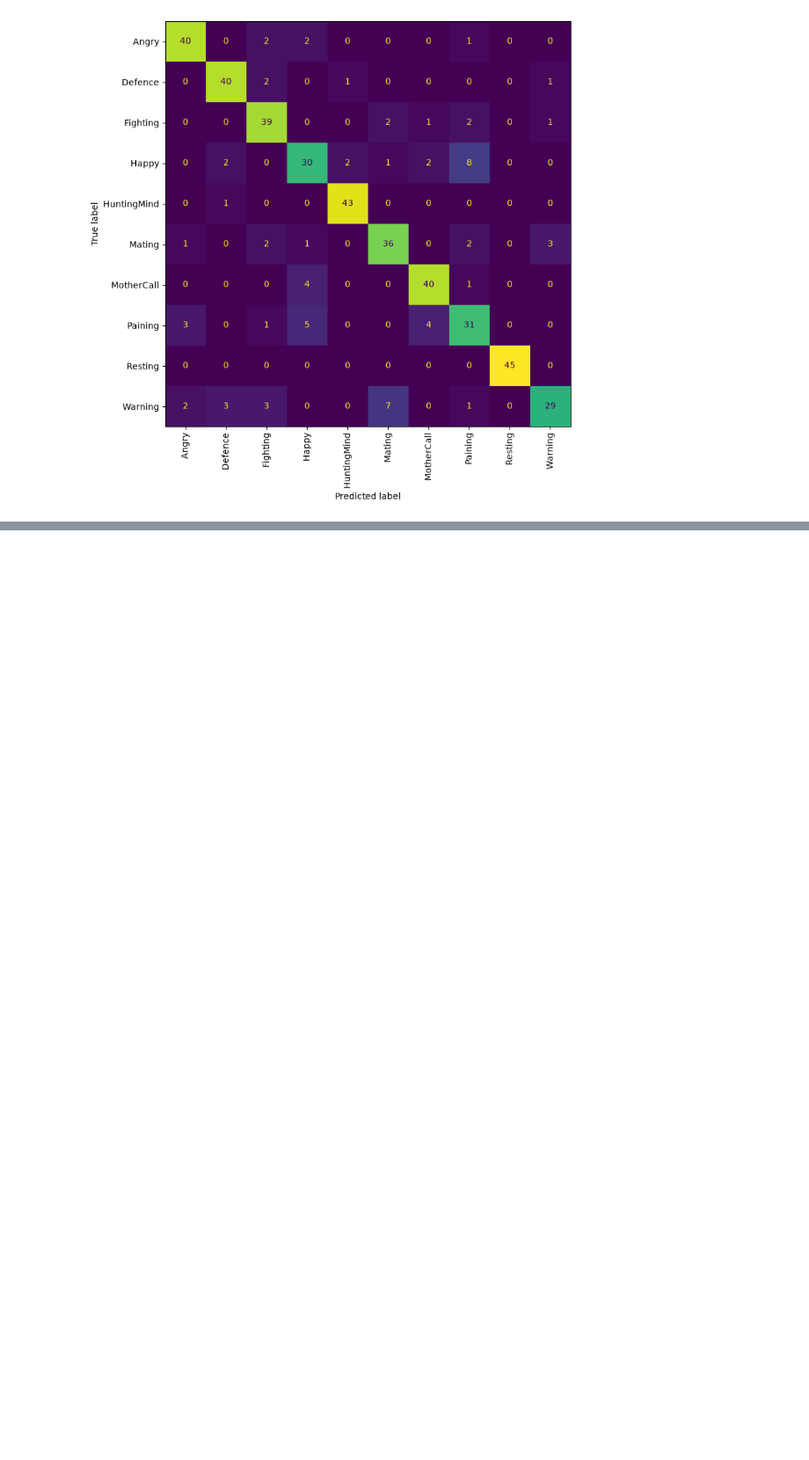
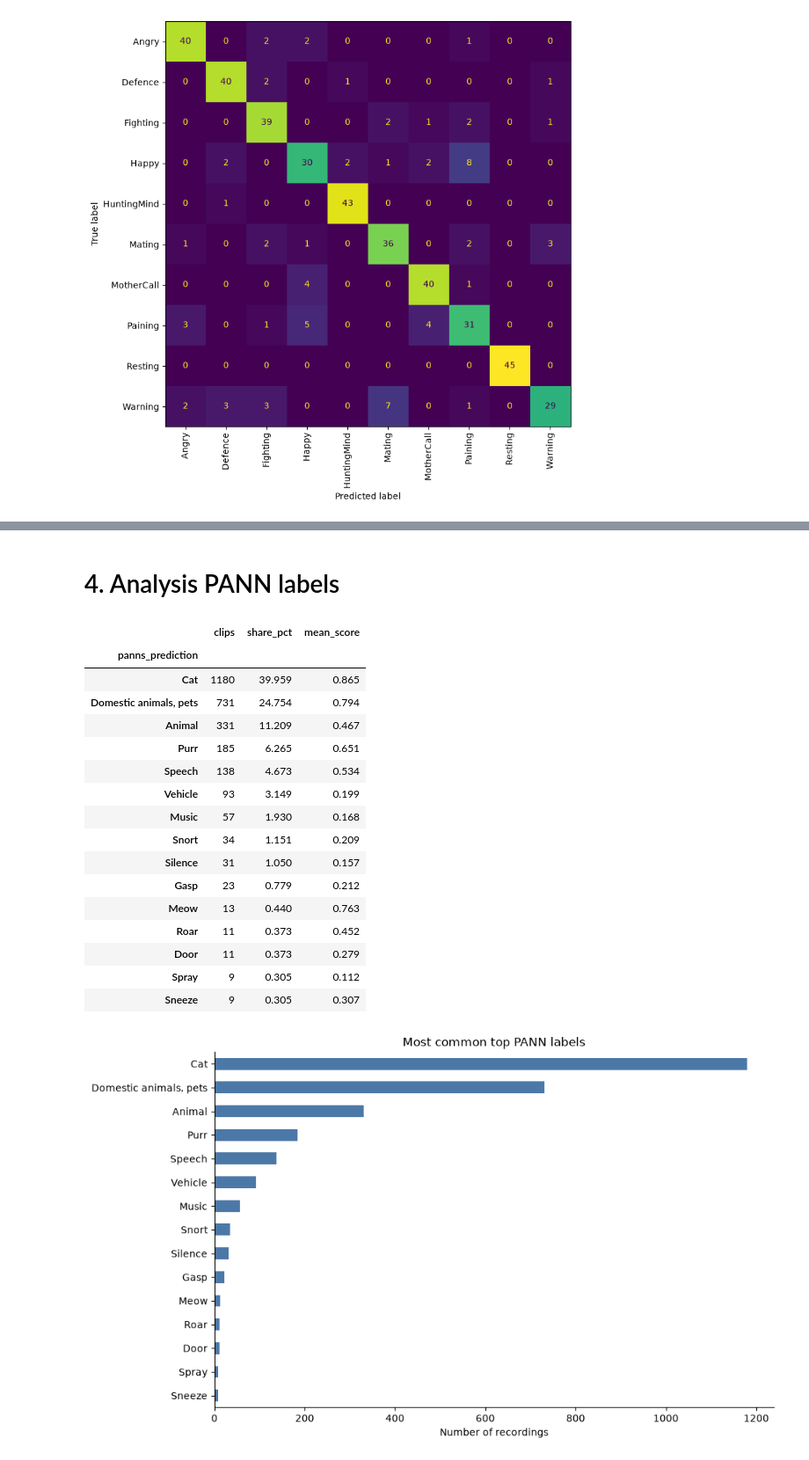
Before and after one commit to CevenJKnowles/Kitty3000-ML, a Jupyter notebook: notebooks/bas-PANN-model-1.ipynb, the cells around one changed output, grey strips where cells are left out. Shown at 88% size. Saved outputs shown, nothing was run; the diff lists cells and outputs as text; code cells hidden in the pictures; blank space fills up the shorter version.

Commit message:
PANN label analysis

```diff
--- a/notebooks/bas-PANN-model-1.ipynb
+++ b/notebooks/bas-PANN-model-1.ipynb
@@ -358,0 +345,47 @@ Predicted label: Angry
+# %% [markdown]
+# 4. Analysis PANN labels
+# %%
+import numpy as np
+import pandas as pd
+import matplotlib.pyplot as plt
+from IPython.display import display
+
+panns_label_summary = (
+    panns_eda.groupby("panns_prediction")
+    .agg(clips=("path", "size"), mean_score=("panns_score", "mean"))
+    .sort_values("clips", ascending=False)
+)
+panns_label_summary.insert(
+    1, "share_pct", 100 * panns_label_summary["clips"] / len(panns_eda)
+)
+
+display(panns_label_summary.head(15).round(3))
+
+fig, ax = plt.subplots(figsize=(10, 6))
+panns_label_summary.head(15).iloc[::-1]["clips"].plot.barh(
+    ax=ax, color="#4C78A8"
+)
+ax.set(title="Most common top PANN labels", xlabel="Number of recordings", ylabel="")
+ax.spines[["top", "right"]].set_visible(False)
+plt.tight_layout()
+
+#plt.show()
+# %% [output]
+|  | clips | share_pct | mean_score |
+| panns_prediction |  |  |  |
+| Cat | 1180 | 39.959 | 0.865 |
+| Domestic animals, pets | 731 | 24.754 | 0.794 |
+| Animal | 331 | 11.209 | 0.467 |
+| Purr | 185 | 6.265 | 0.651 |
+| Speech | 138 | 4.673 | 0.534 |
+| Vehicle | 93 | 3.149 | 0.199 |
+| Music | 57 | 1.930 | 0.168 |
+| Snort | 34 | 1.151 | 0.209 |
+| Silence | 31 | 1.050 | 0.157 |
+| Gasp | 23 | 0.779 | 0.212 |
+| Meow | 13 | 0.440 | 0.763 |
+| Roar | 11 | 0.373 | 0.452 |
+| Door | 11 | 0.373 | 0.279 |
+| Spray | 9 | 0.305 | 0.112 |
+| Sneeze | 9 | 0.305 | 0.307 |
+[figure, added]
```
Also changed, not shown: parts of 2 cells of this notebook.
